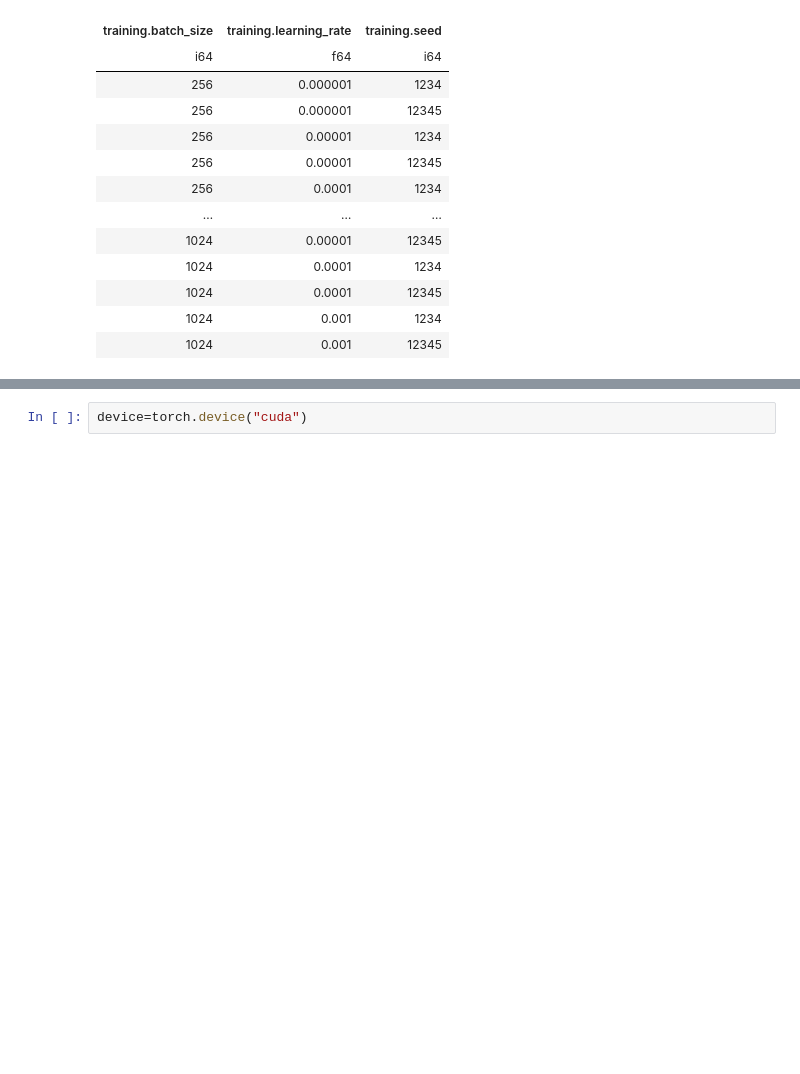
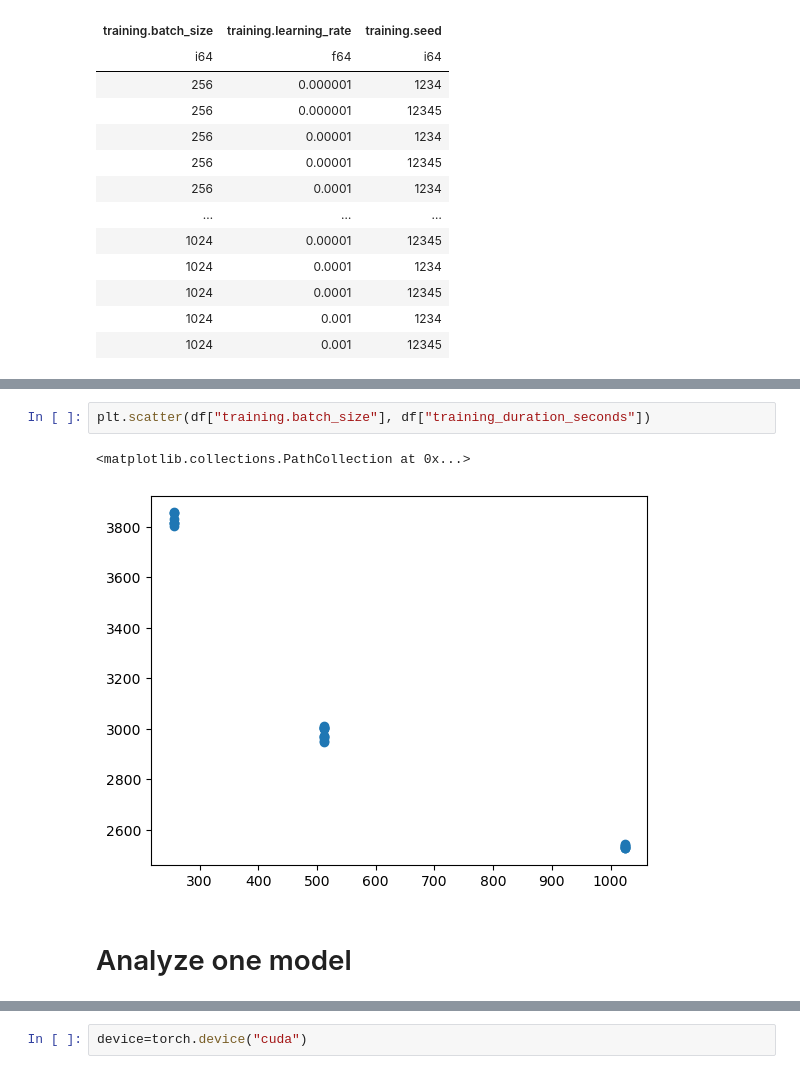
Before and after one commit to saalfeldlab/NeuralGraph, a Jupyter notebook: src/LatentEvolution/latent_space.ipynb, the cells around one changed output, grey strips where cells are left out. Drawn from its saved outputs; the diff is of its cells as text; blank space fills up the shorter version.

```diff
--- a/src/LatentEvolution/latent_space.ipynb
+++ b/src/LatentEvolution/latent_space.ipynb
@@ -123 +127,8 @@ plt.yscale("log")
+# %%
+plt.scatter(df["training.batch_size"], df["training_duration_seconds"])
+# %% [output]
+<matplotlib.collections.PathCollection at 0x...>
+[figure, added]
+# %% [markdown]
+# Analyze one model
 # %%
```
Also changed, not shown: parts of 30 cells of this notebook, 6 other files.
